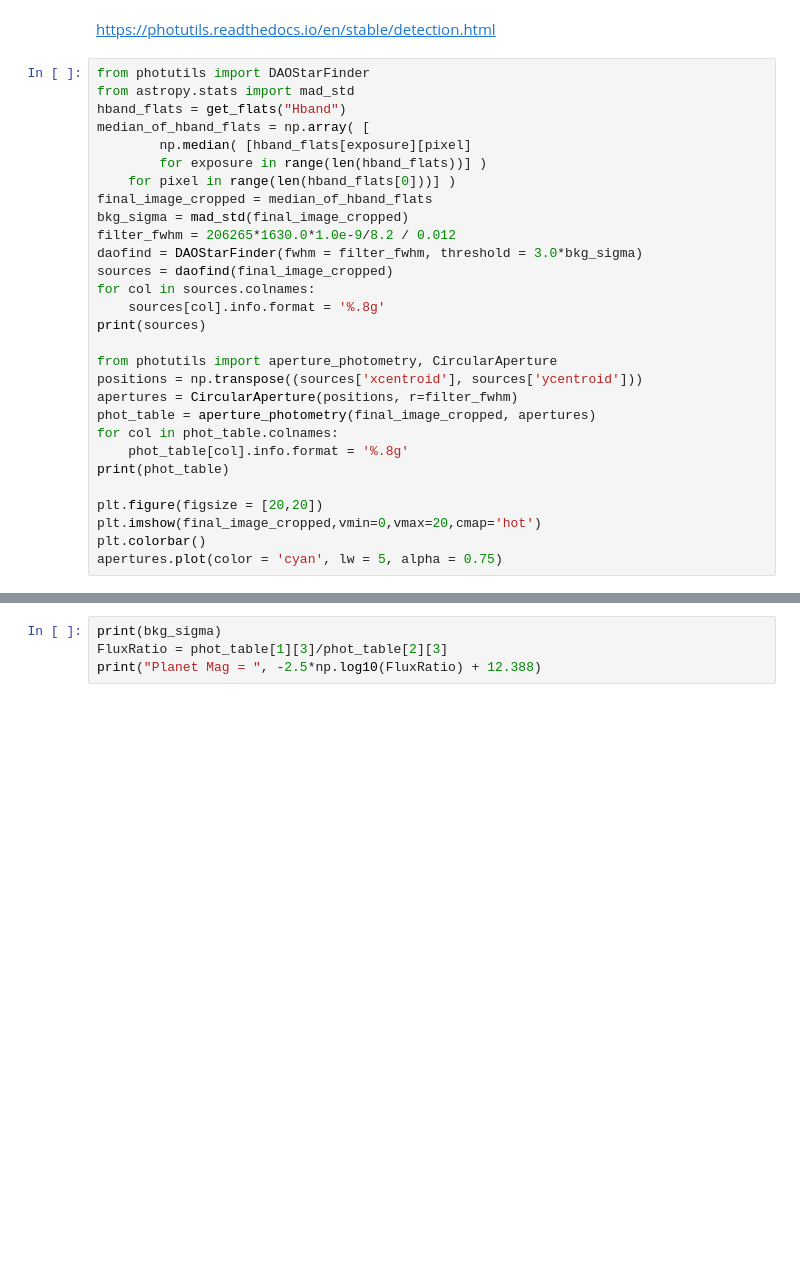
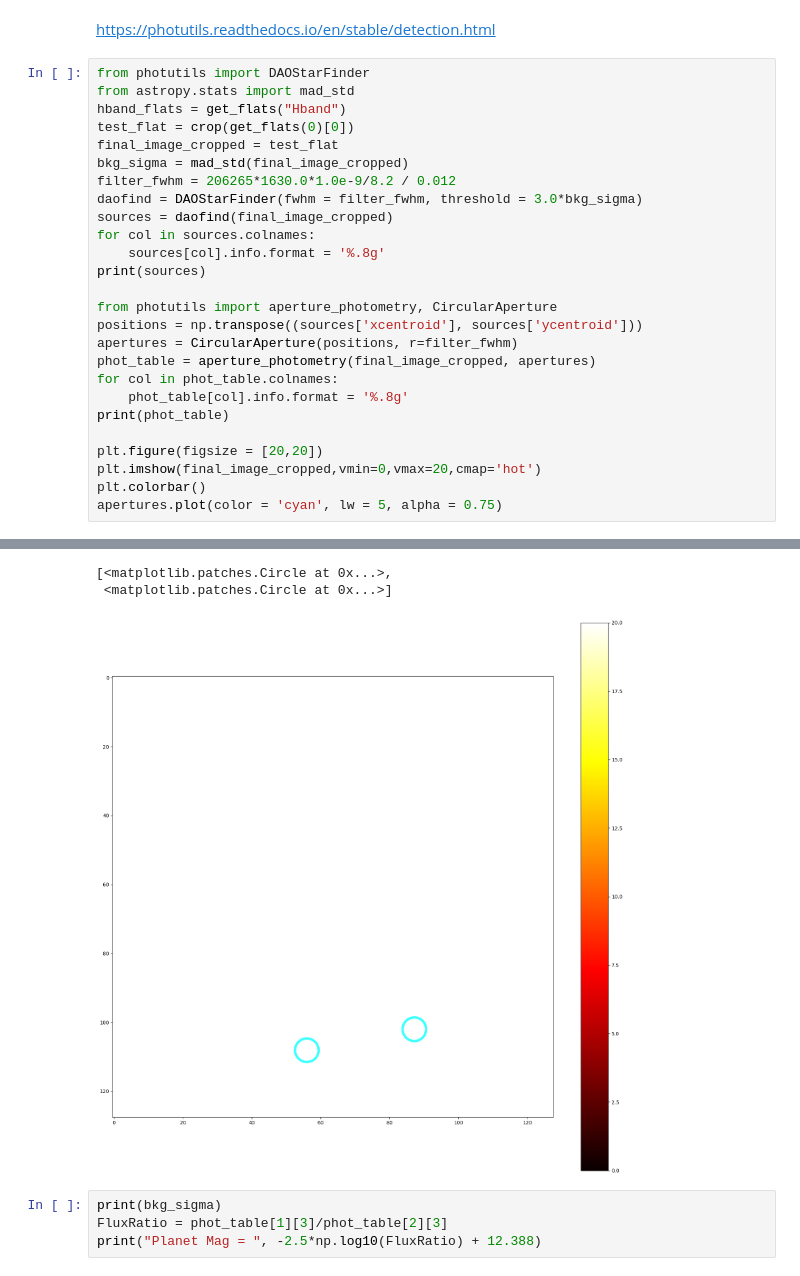
Before and after one commit to MarcosP7635/Ay105, a Jupyter notebook: editing_Ay105Lab8_HBand-StarterNotebook.ipynb, the cells around one changed output, grey strips where cells are left out. Cells and saved outputs as stored; diff of their text form; blank space fills up the shorter version.

```diff
--- a/editing_Ay105Lab8_HBand-StarterNotebook.ipynb
+++ b/editing_Ay105Lab8_HBand-StarterNotebook.ipynb
@@ -91,11 +91,8 @@ https://photutils.readthedocs.io/en/stable/detection.html
 from photutils import DAOStarFinder
 from astropy.stats import mad_std
 hband_flats = get_flats("Hband")
-median_of_hband_flats = np.array( [
-        np.median( [hband_flats[exposure][pixel]
-        for exposure in range(len(hband_flats))] )
-    for pixel in range(len(hband_flats[0]))] )
-final_image_cropped = median_of_hband_flats
+test_flat = crop(get_flats(0)[0])
+final_image_cropped = test_flat
 bkg_sigma = mad_std(final_image_cropped)
 filter_fwhm = 206265*1630.0*1.0e-9/8.2 / 0.012
 daofind = DAOStarFinder(fwhm = filter_fwhm, threshold = 3.0*bkg_sigma)
@@ -121,3 +126,6 @@ RuntimeError: filter weights array has incorrect shape.
+[<matplotlib.patches.Circle at 0x...>,
+ <matplotlib.patches.Circle at 0x...>]
+[figure, added]
 # %%
 print(bkg_sigma)
 FluxRatio = phot_table[1][3]/phot_table[2][3]
```
Also changed, not shown: parts of 1 cell of this notebook.
